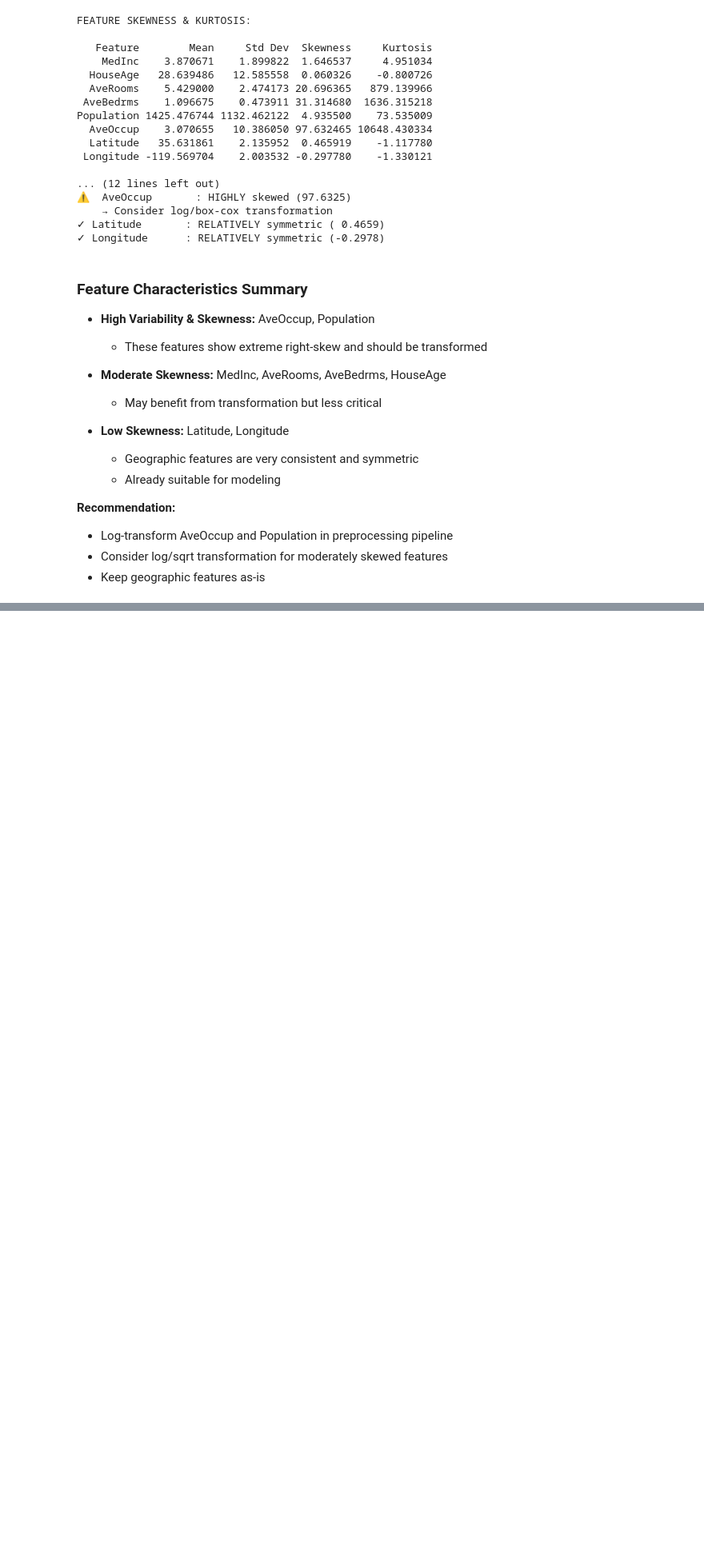
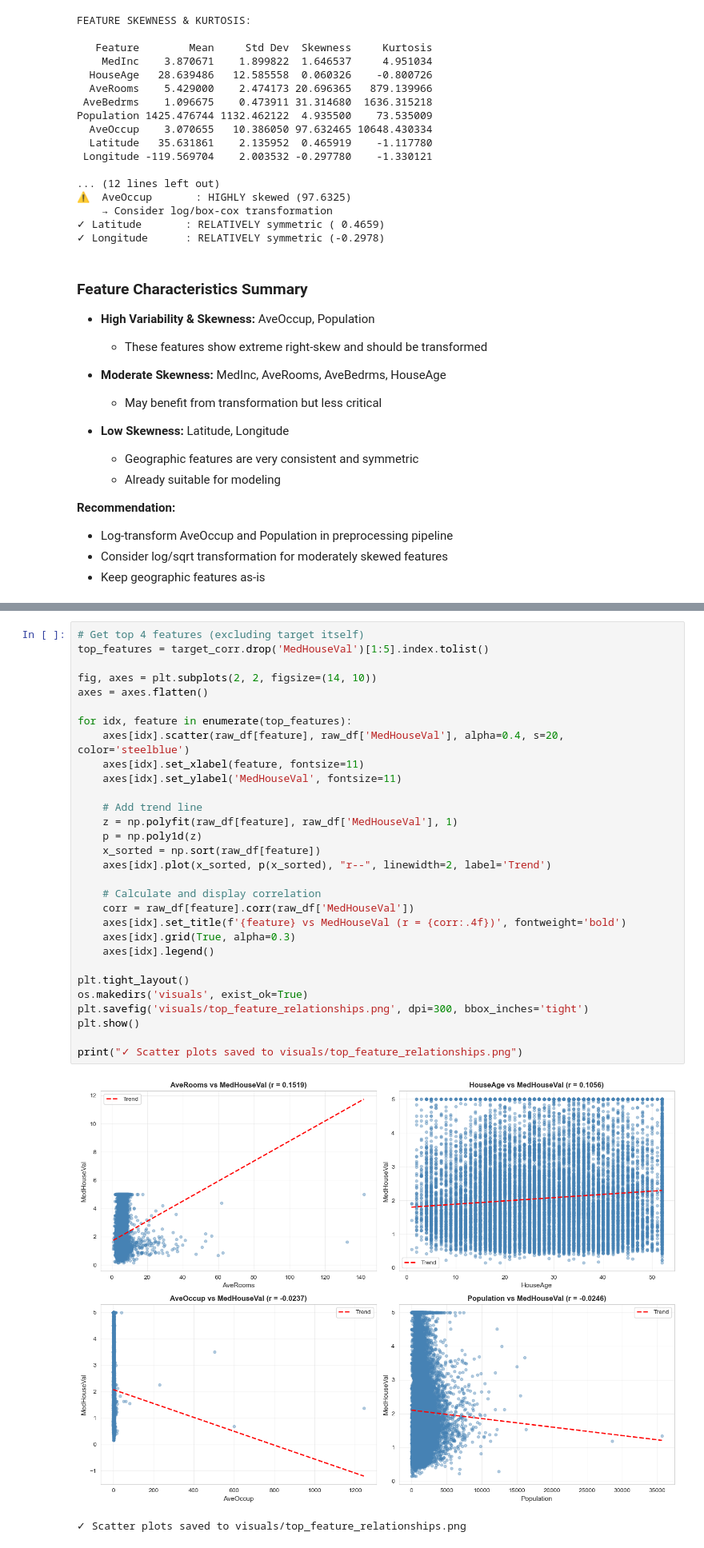
Before and after one commit to gautamivdesai/ML-Final-Lab-Group-10, a Jupyter notebook: notebooks/ML_Project.ipynb, the cells around one changed output, grey strips where cells are left out. Shown at 80% size. Drawn from its saved outputs; the diff is of its cells as text; blank space fills up the shorter version.

```diff
--- a/notebooks/ML_Project.ipynb
+++ b/notebooks/ML_Project.ipynb
@@ -790,0 +862,33 @@ Population 1425.476744 1132.462122  4.935500    73.535009
+# %%
+# Get top 4 features (excluding target itself)
+top_features = target_corr.drop('MedHouseVal')[1:5].index.tolist()
+
+fig, axes = plt.subplots(2, 2, figsize=(14, 10))
+axes = axes.flatten()
+
+for idx, feature in enumerate(top_features):
+    axes[idx].scatter(raw_df[feature], raw_df['MedHouseVal'], alpha=0.4, s=20, color='steelblue')
+    axes[idx].set_xlabel(feature, fontsize=11)
+    axes[idx].set_ylabel('MedHouseVal', fontsize=11)
+
+    # Add trend line
+    z = np.polyfit(raw_df[feature], raw_df['MedHouseVal'], 1)
+    p = np.poly1d(z)
+    x_sorted = np.sort(raw_df[feature])
+    axes[idx].plot(x_sorted, p(x_sorted), "r--", linewidth=2, label='Trend')
+
+    # Calculate and display correlation
+    corr = raw_df[feature].corr(raw_df['MedHouseVal'])
+    axes[idx].set_title(f'{feature} vs MedHouseVal (r = {corr:.4f})', fontweight='bold')
+    axes[idx].grid(True, alpha=0.3)
+    axes[idx].legend()
+
+plt.tight_layout()
+os.makedirs('visuals', exist_ok=True)
+plt.savefig('visuals/top_feature_relationships.png', dpi=300, bbox_inches='tight')
+plt.show()
+
+print("✓ Scatter plots saved to visuals/top_feature_relationships.png")
+# %% [output]
+[figure, added]
+✓ Scatter plots saved to visuals/top_feature_relationships.png
```
Also changed, not shown: parts of 5 cells of this notebook, 2 other files.
